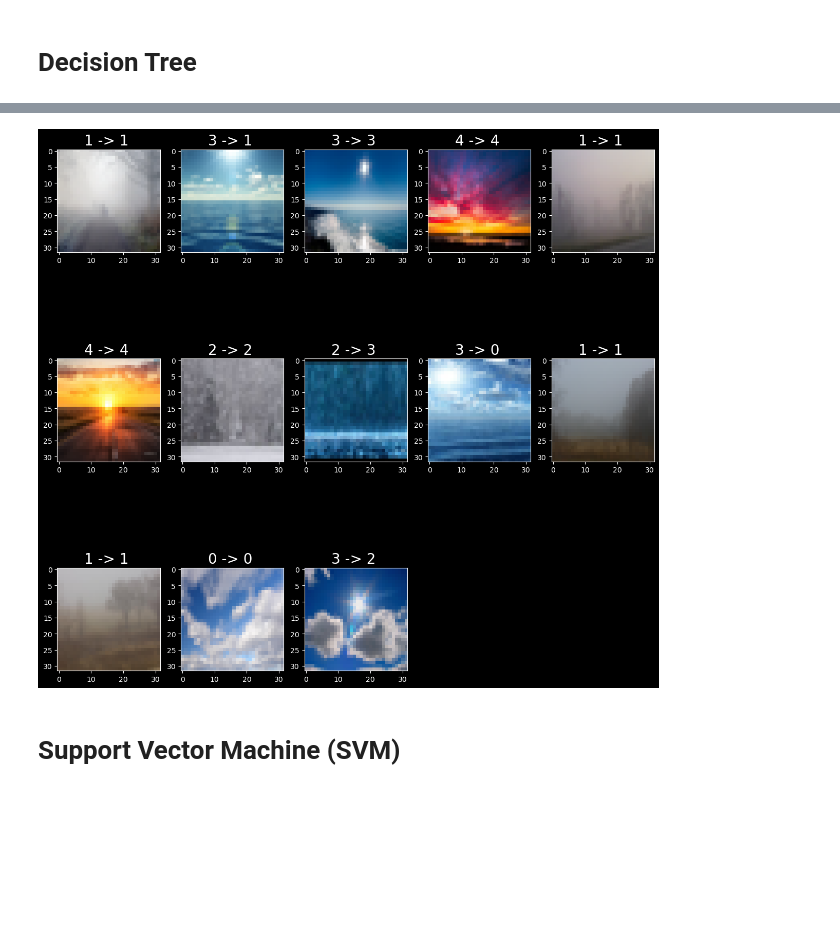
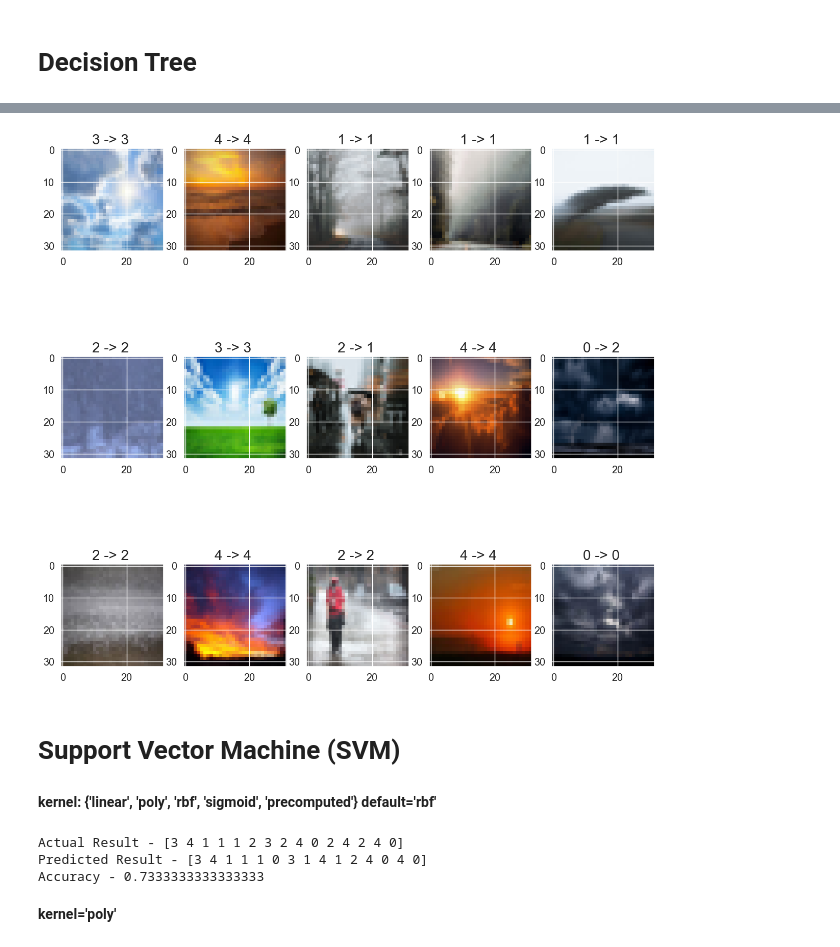
Before and after one commit to ShivangModi/WeatherClassIdentification, a Jupyter notebook: weather_class_identification.ipynb, the cells around one changed output, grey strips where cells are left out. Drawn from its saved outputs; the diff is of its cells as text; code cells hidden in the pictures; blank space fills up the shorter version.

Commit message:
add logistic regression, decision tree, random forest, support vector machine, naive bayes

```diff
--- a/weather_class_identification.ipynb
+++ b/weather_class_identification.ipynb
@@ -74,6 +73,6 @@ x_new.shape, y_new.shape
 # %%
 from sklearn.model_selection import train_test_split
 
-train_x, test_x, train_y, test_y = train_test_split(x_new, y_new, test_size=0.25, random_state=42)
+train_x, test_x, train_y, test_y = train_test_split(x_new, y_new, test_size=0.01, random_state=42)
 train_x.shape, test_x.shape, train_y.shape, test_y.shape
 # %% [output]
@@ -81,6 +82,6 @@ train_x.shape, test_x.shape, train_y.shape, test_y.shape
 # %%
 plt.figure(figsize = (10, 10))
-for index, (image, label) in enumerate(zip(train_x[:5], train_y[:5])):
+for index, (image, label) in enumerate(zip(x_new[:5], y_new[:5])):
     plt.subplot(1, 5, index+1)
     plt.imshow(np.reshape(image, (32, 32, 3)))
     plt.title('Training %d ' % label, fontsize=20)
@@ -219,0 +259,19 @@ print(dtc.score(test_x, test_y))
+# %%
+# Confusion Matrix
+from sklearn.metrics import confusion_matrix
+
+#get the confusion matrix
+labels = ['cloudy', 'foggy', 'rainy', 'shine', 'sunrise']
+
+confusion_matrix = confusion_matrix(test_y, dtc.predict(test_x)) #turn this into a dataframe
+matrix_df = pd.DataFrame(confusion_matrix)  #plot the result
+ax = plt.axes()
+sns.set(font_scale=1.3)
+plt.figure(figsize=(10, 7))
+sns.heatmap(matrix_df, annot=True, fmt="g", ax=ax, cmap="magma")    #set axis titles
+ax.set_title('Confusion Matrix - Decision Tree')
+ax.set_xlabel("Predicted label", fontsize =15)
+# ax.set_xticklabels(['']+labels)
+ax.set_ylabel("True Label", fontsize=15)
+ax.set_yticklabels(list(labels), rotation = 0)
+plt.show()
@@ -242,0 +319,19 @@ print(rfc.score(test_x, test_y))
+# %%
+# Confusion Matrix
+from sklearn.metrics import confusion_matrix
+
+#get the confusion matrix
+labels = ['cloudy', 'foggy', 'rainy', 'shine', 'sunrise']
+
+confusion_matrix = confusion_matrix(test_y, rfc.predict(test_x)) #turn this into a dataframe
+matrix_df = pd.DataFrame(confusion_matrix)  #plot the result
+ax = plt.axes()
+sns.set(font_scale=1.3)
+plt.figure(figsize=(10, 7))
+sns.heatmap(matrix_df, annot=True, fmt="g", ax=ax, cmap="Oranges")    #set axis titles
+ax.set_title('Confusion Matrix - Random Forest')
+ax.set_xlabel("Predicted label", fontsize =15)
+# ax.set_xticklabels(['']+labels)
+ax.set_ylabel("True Label", fontsize=15)
+ax.set_yticklabels(list(labels), rotation = 0)
+plt.show()
@@ -243,11 +356,13 @@ print(rfc.score(test_x, test_y))
 # %%
 plt.figure(figsize = (15, 15))
-for index, (image, actual, pred) in enumerate(zip(test_x, test_y, dtc.predict(test_x))):
+for index, (image, actual, pred) in enumerate(zip(test_x, test_y, rfc.predict(test_x))):
     plt.subplot(3, 5, index+1)
     plt.imshow(np.reshape(image, (32, 32, 3)))
     plt.title('%d -> %d ' % (actual, pred), fontsize=20)
     plt.plot
 # %% [output]
-[figure, old version]
+[figure, new version]
 # %% [markdown]
 # Support Vector Machine (SVM)
+# %% [markdown]
+**kernel: {'linear', 'poly', 'rbf', 'sigmoid', 'precomputed'} default='rbf'**
@@ -253,0 +371,12 @@ for index, (image, actual, pred) in enumerate(zip(test_x, test_y, dtc.predict(te
+# %%
+svc_linear = SVC(C=1, kernel='linear', gamma='auto')
+svc_linear.fit(train_x, train_y)
+print("Actual Result -", test_y)
+print("Predicted Result -", svc_linear.predict(test_x))
+print("Accuracy -", svc_linear.score(test_x, test_y))
+# %% [output]
+Actual Result - [3 4 1 1 1 2 3 2 4 0 2 4 2 4 0]
+Predicted Result - [3 4 1 1 1 0 3 1 4 1 2 4 0 4 0]
+Accuracy - 0.7333333333333333
+# %% [markdown]
+**kernel='poly'**
```
Also changed, not shown: parts of 48 cells of this notebook.
